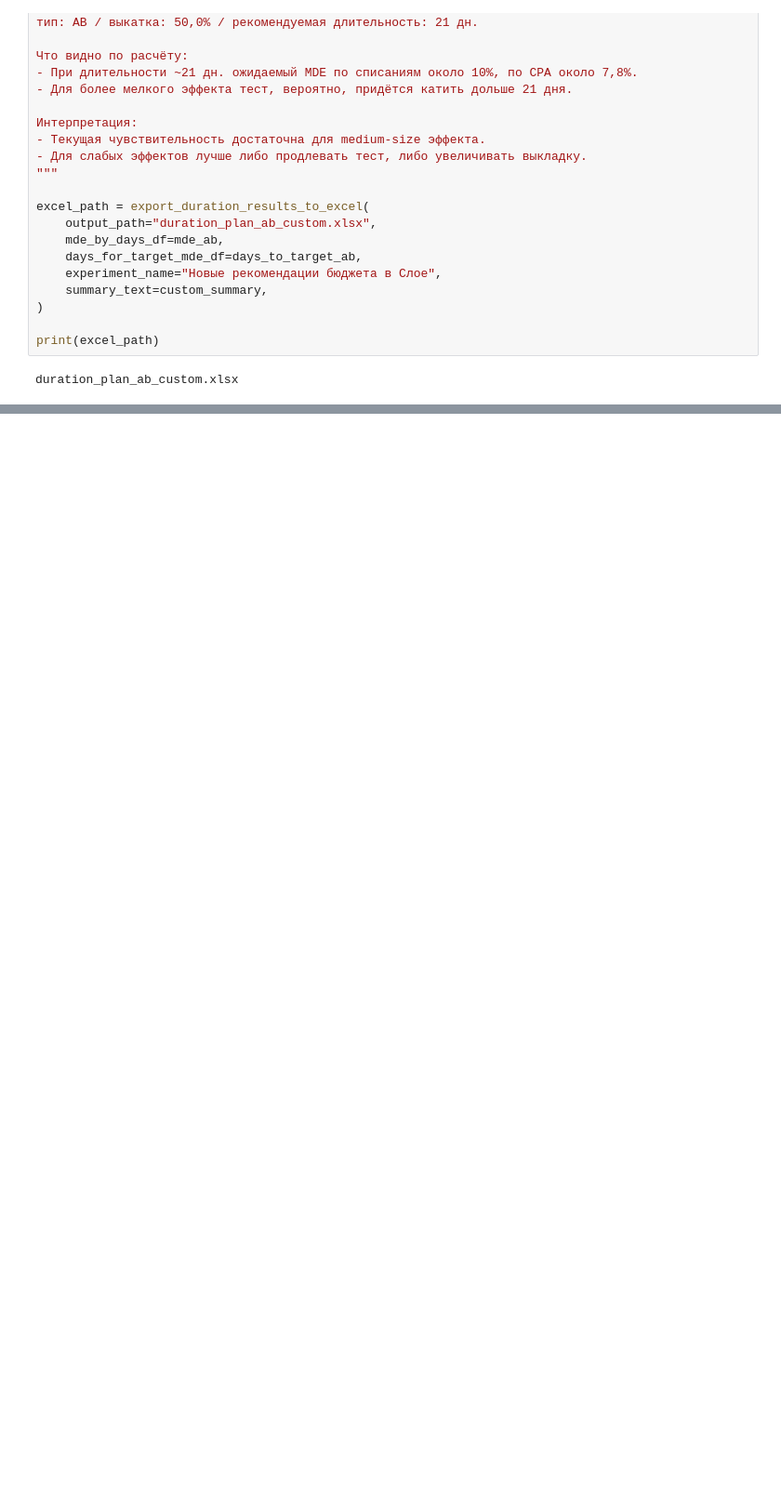
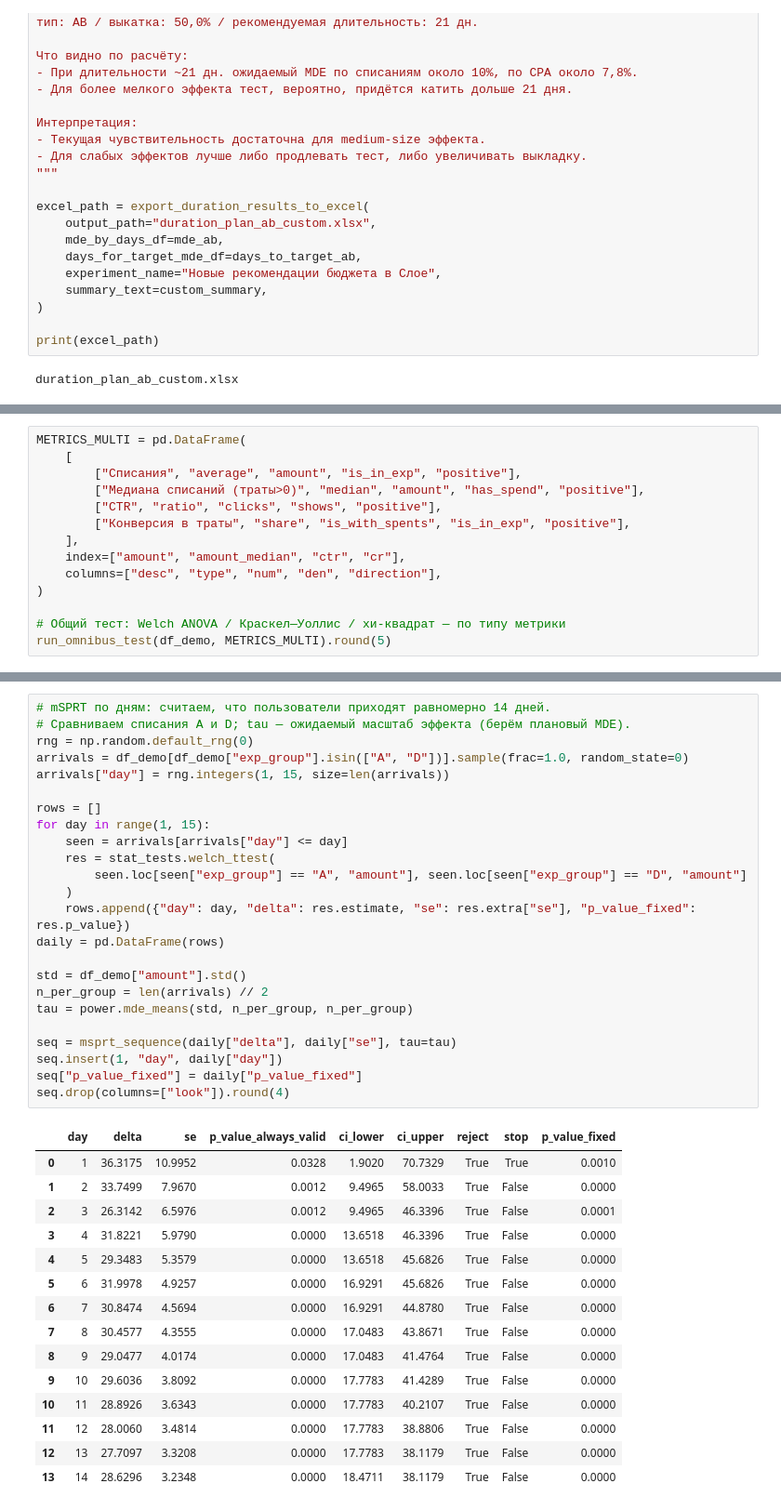
Before and after one commit to klipbn/fast_exp_analytics, a Jupyter notebook: examples/fast_exp_analytics_example.ipynb, the cells around one changed output, grey strips where cells are left out. Shown at 93% size. Drawn from its saved outputs; the diff is of its cells as text; blank space fills up the shorter version.

```diff
--- a/examples/fast_exp_analytics_example.ipynb
+++ b/examples/fast_exp_analytics_example.ipynb
@@ -867,0 +1165,14 @@ duration_plan_ab_custom.xlsx
+# %%
+METRICS_MULTI = pd.DataFrame(
+    [
+        ["Списания", "average", "amount", "is_in_exp", "positive"],
+        ["Медиана списаний (траты>0)", "median", "amount", "has_spend", "positive"],
+        ["CTR", "ratio", "clicks", "shows", "positive"],
+        ["Конверсия в траты", "share", "is_with_spents", "is_in_exp", "positive"],
+    ],
+    index=["amount", "amount_median", "ctr", "cr"],
+    columns=["desc", "type", "num", "den", "direction"],
+)
+
+# Общий тест: Welch ANOVA / Краскел—Уоллис / хи-квадрат — по типу метрики
+run_omnibus_test(df_demo, METRICS_MULTI).round(5)
@@ -867,0 +1359,40 @@ duration_plan_ab_custom.xlsx
+# %%
+# mSPRT по дням: считаем, что пользователи приходят равномерно 14 дней.
+# Сравниваем списания A и D; tau — ожидаемый масштаб эффекта (берём плановый MDE).
+rng = np.random.default_rng(0)
+arrivals = df_demo[df_demo["exp_group"].isin(["A", "D"])].sample(frac=1.0, random_state=0)
+arrivals["day"] = rng.integers(1, 15, size=len(arrivals))
+
+rows = []
+for day in range(1, 15):
+    seen = arrivals[arrivals["day"] <= day]
+    res = stat_tests.welch_ttest(
+        seen.loc[seen["exp_group"] == "A", "amount"], seen.loc[seen["exp_group"] == "D", "amount"]
+    )
+    rows.append({"day": day, "delta": res.estimate, "se": res.extra["se"], "p_value_fixed": res.p_value})
+daily = pd.DataFrame(rows)
+
+std = df_demo["amount"].std()
+n_per_group = len(arrivals) // 2
+tau = power.mde_means(std, n_per_group, n_per_group)
+
+seq = msprt_sequence(daily["delta"], daily["se"], tau=tau)
+seq.insert(1, "day", daily["day"])
+seq["p_value_fixed"] = daily["p_value_fixed"]
+seq.drop(columns=["look"]).round(4)
+# %% [output]
+|  | day | delta | se | p_value_always_valid | ci_lower | ci_upper | reject | stop | p_value_fixed |
+| 0 | 1 | 36.3175 | 10.9952 | 0.0328 | 1.9020 | 70.7329 | True | True | 0.0010 |
+| 1 | 2 | 33.7499 | 7.9670 | 0.0012 | 9.4965 | 58.0033 | True | False | 0.0000 |
+| 2 | 3 | 26.3142 | 6.5976 | 0.0012 | 9.4965 | 46.3396 | True | False | 0.0001 |
+| 3 | 4 | 31.8221 | 5.9790 | 0.0000 | 13.6518 | 46.3396 | True | False | 0.0000 |
+| 4 | 5 | 29.3483 | 5.3579 | 0.0000 | 13.6518 | 45.6826 | True | False | 0.0000 |
+| 5 | 6 | 31.9978 | 4.9257 | 0.0000 | 16.9291 | 45.6826 | True | False | 0.0000 |
+| 6 | 7 | 30.8474 | 4.5694 | 0.0000 | 16.9291 | 44.8780 | True | False | 0.0000 |
+| 7 | 8 | 30.4577 | 4.3555 | 0.0000 | 17.0483 | 43.8671 | True | False | 0.0000 |
+| 8 | 9 | 29.0477 | 4.0174 | 0.0000 | 17.0483 | 41.4764 | True | False | 0.0000 |
+| 9 | 10 | 29.6036 | 3.8092 | 0.0000 | 17.7783 | 41.4289 | True | False | 0.0000 |
+| 10 | 11 | 28.8926 | 3.6343 | 0.0000 | 17.7783 | 40.2107 | True | False | 0.0000 |
+| 11 | 12 | 28.0060 | 3.4814 | 0.0000 | 17.7783 | 38.8806 | True | False | 0.0000 |
+| 12 | 13 | 27.7097 | 3.3208 | 0.0000 | 17.7783 | 38.1179 | True | False | 0.0000 |
+| 13 | 14 | 28.6296 | 3.2348 | 0.0000 | 18.4711 | 38.1179 | True | False | 0.0000 |
```
Also changed, not shown: parts of 51 cells of this notebook, 27 other files.
